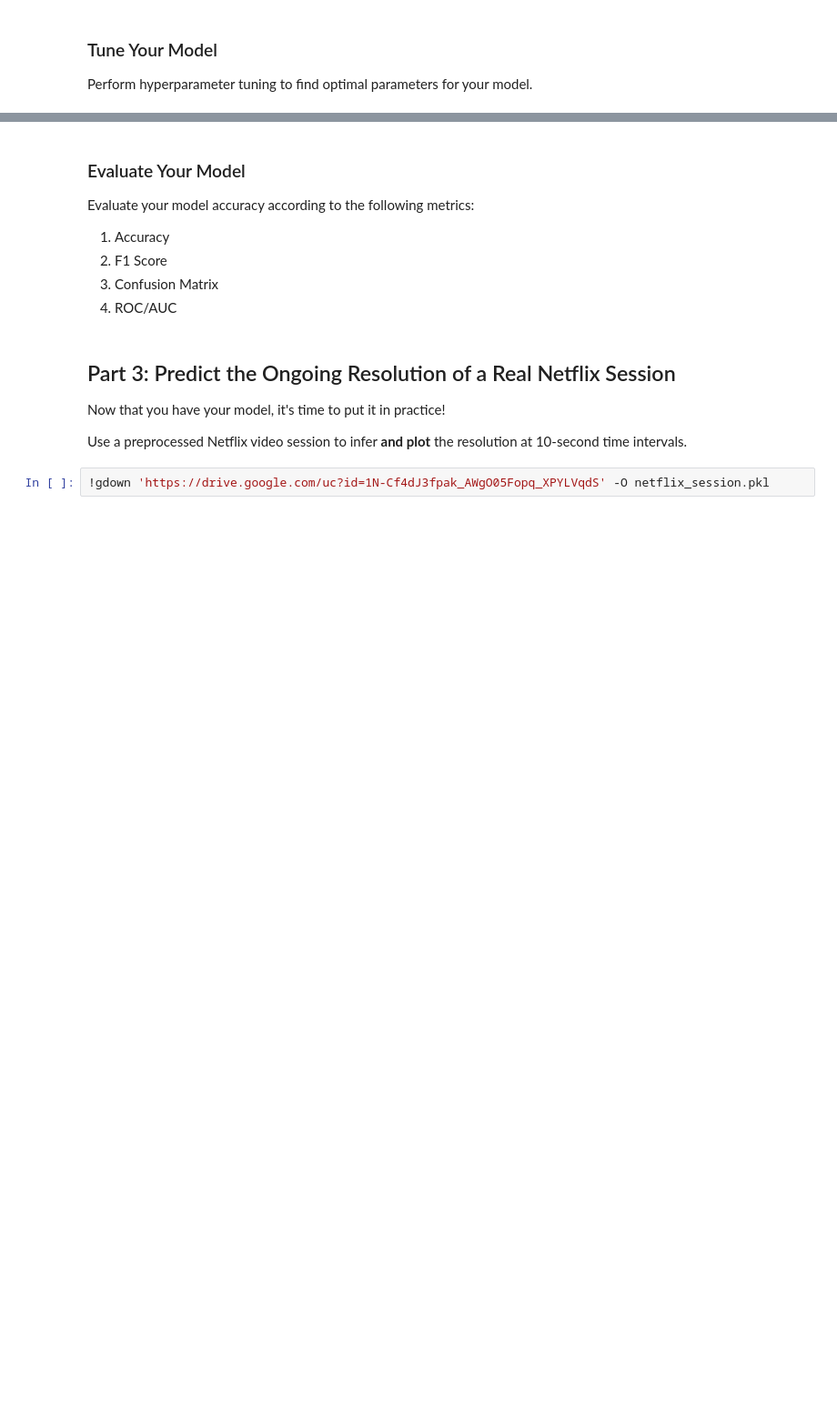
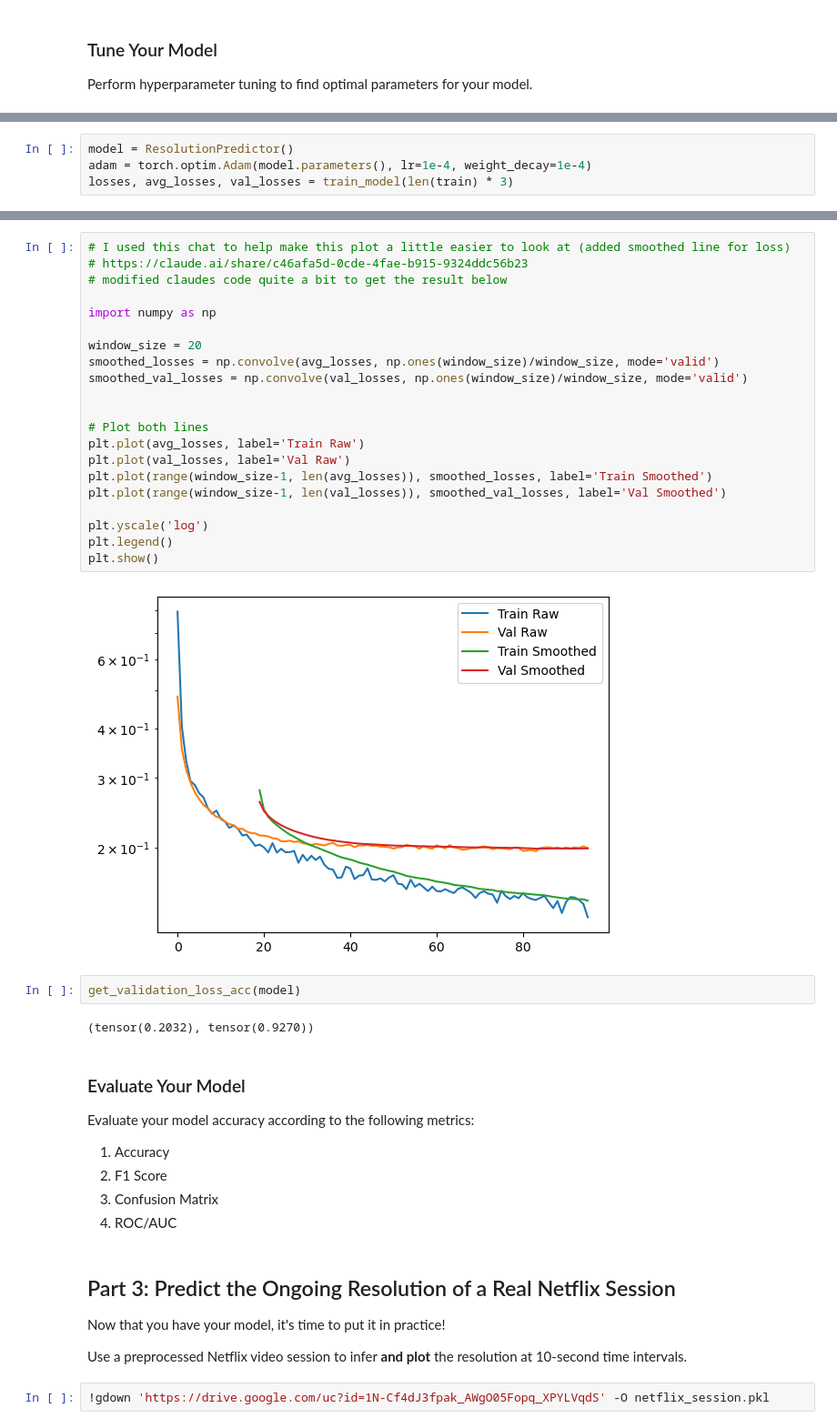
Before and after one commit to noise-course/video-quality-of-experience-zroe1, a Jupyter notebook: 1-Video-Quality-Inference.ipynb, the cells around one changed output, grey strips where cells are left out. Shown: that part at 91% size. Saved outputs shown, nothing was run; the diff lists cells and outputs as text; blank space fills up the shorter version.

```diff
--- a/1-Video-Quality-Inference.ipynb
+++ b/1-Video-Quality-Inference.ipynb
@@ -831,0 +877,4 @@ Perform hyperparameter tuning to find optimal parameters for your model.
+# %%
+model = ResolutionPredictor()
+adam = torch.optim.Adam(model.parameters(), lr=1e-4, weight_decay=1e-4)
+losses, avg_losses, val_losses = train_model(len(train) * 3)
@@ -832,3 +899,30 @@ Perform hyperparameter tuning to find optimal parameters for your model.
+# %%
+# I used this chat to help make this plot a little easier to look at (added smoothed line for loss)
+# https://claude.ai/share/c46afa5d-0cde-4fae-b915-9324ddc56b23
+# modified claudes code quite a bit to get the result below
+
+import numpy as np
+
+window_size = 20
+smoothed_losses = np.convolve(avg_losses, np.ones(window_size)/window_size, mode='valid')
+smoothed_val_losses = np.convolve(val_losses, np.ones(window_size)/window_size, mode='valid')
+
+
+# Plot both lines
+plt.plot(avg_losses, label='Train Raw')
+plt.plot(val_losses, label='Val Raw')
+plt.plot(range(window_size-1, len(avg_losses)), smoothed_losses, label='Train Smoothed')
+plt.plot(range(window_size-1, len(val_losses)), smoothed_val_losses, label='Val Smoothed')
+
+plt.yscale('log')
+plt.legend()
+plt.show()
+# %% [output]
+[figure, added]
+# %%
+get_validation_loss_acc(model)
+# %% [output]
+(tensor(0.2032), tensor(0.9270))
 # %% [markdown]
 ### Evaluate Your Model
 
```
Also changed, not shown: parts of 8 cells of this notebook.
